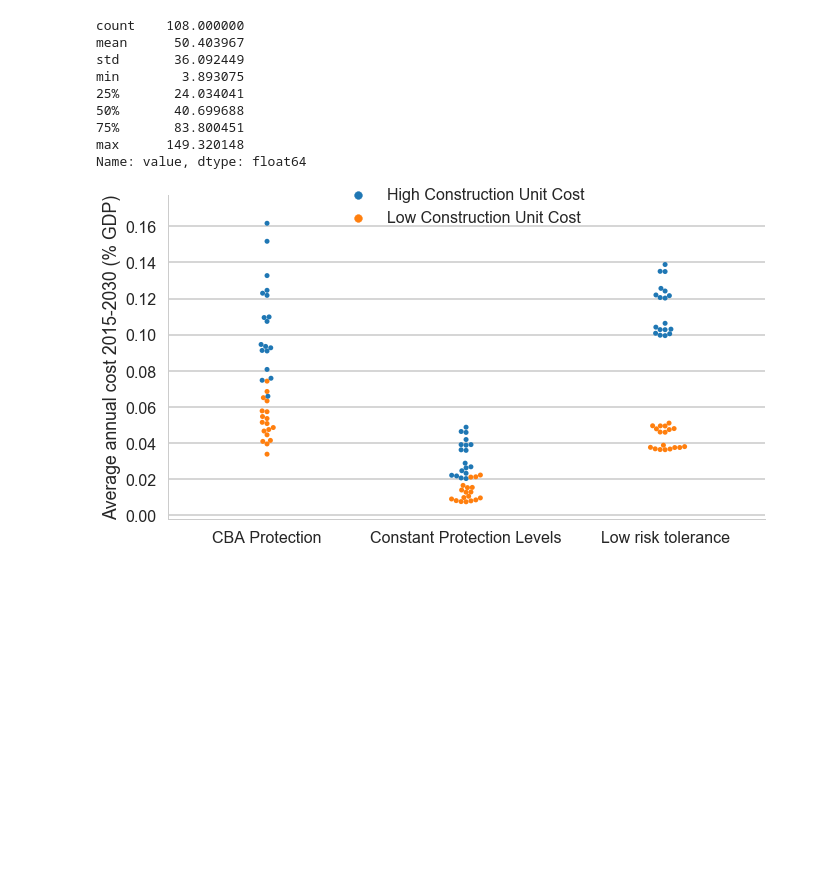
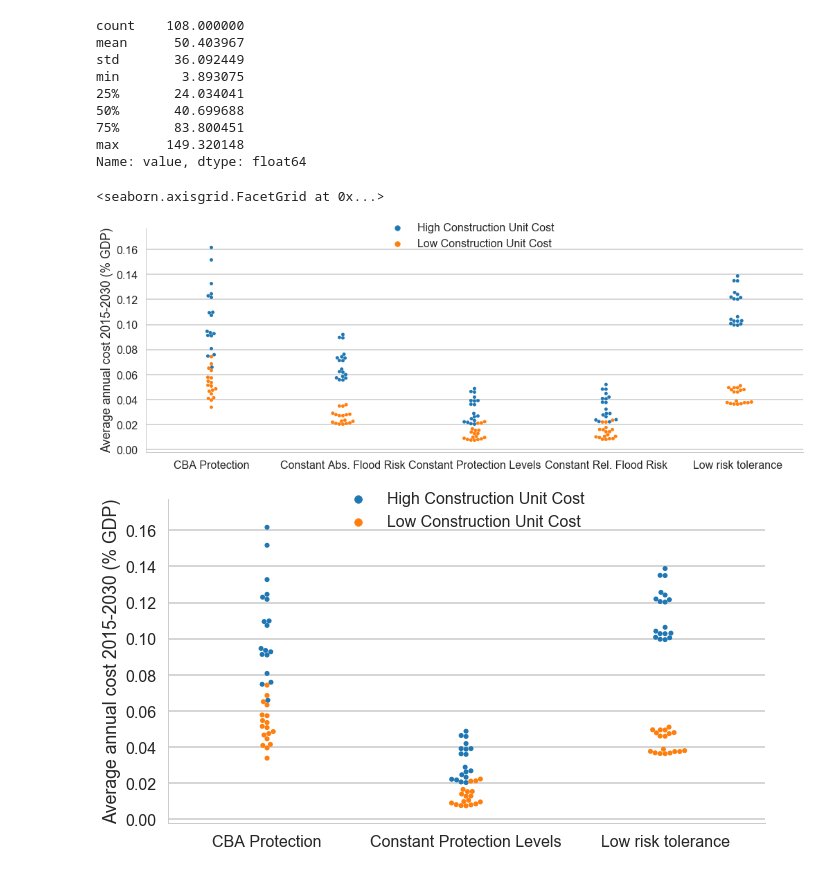
Before and after one commit to julierozenberg/infra_needs_analyses, a Jupyter notebook: coastal protection-regions.ipynb, the cells around one changed output. Cells and saved outputs as stored; diff of their text form; code cells hidden in the pictures; blank space fills up the shorter version.

```diff
--- a/coastal protection-regions.ipynb
+++ b/coastal protection-regions.ipynb
@@ -222,6 +223,26 @@ min        3.893075
 75%       83.800451
 max      149.320148
 Name: value, dtype: float64
+# %%
+time_horizon = 2030
+
+toplot = dev_world_sum.reset_index(['time'])
+toplot = toplot.loc[(toplot.time<=time_horizon),['protection_inv_over_gdp']].mean(level=['rcp', 'ada', 'ssp', 'adacost','riverprotection'])
+toplot = toplot.reset_index()
+#toplot = toplot.loc[(toplot.ada!='Constant Abs. Flood Risk')&(toplot.ada!='Constant Rel. Flood Risk'),:]
+#toplot["costtype"] = toplot["costtype"].replace({'tot_cost':'investment + maintenance','seafloodcost_disc':'residual risk'})
+toplot['protection_inv_over_gdp'] = 100*toplot.protection_inv_over_gdp
+toplot['adacost'] = toplot['adacost'].str.replace("Adaptation","Construction")
+toplot['ada'] = toplot.ada.replace({"Risk intolerance":"Low risk tolerance"})
+
+g = sns.factorplot(x='ada',y='protection_inv_over_gdp', hue= 'adacost', data=toplot, kind="swarm",dodge=False, size=6, aspect=2.5,\
+                  legend=False)
+
+g.set_axis_labels("", "Average annual cost 2015-{} (% GDP)".format(time_horizon))
+g.add_legend(title="",bbox_to_anchor=(0.5, 0.8), borderaxespad=0.)
+# %% [output]
+<seaborn.axisgrid.FacetGrid at 0x...>
+[figure, added]
 # %%
 time_horizon = 2030
 
```
Also changed, not shown: parts of 3 cells of this notebook, 8 other files.
